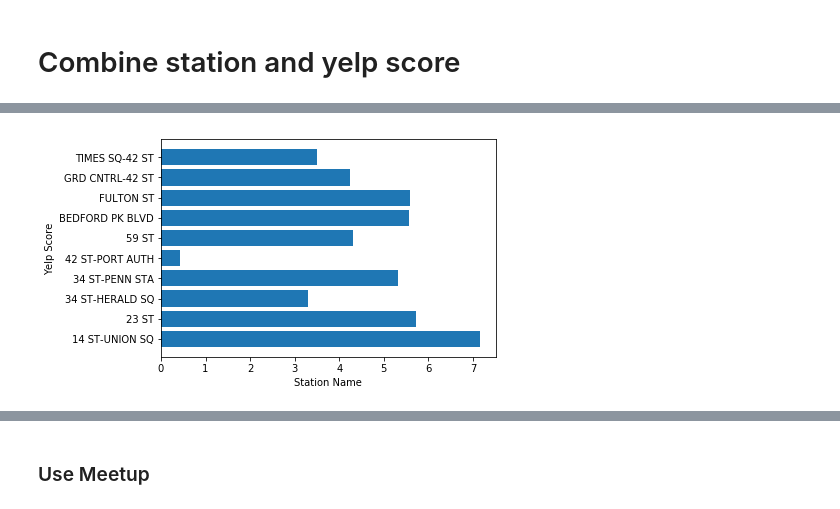
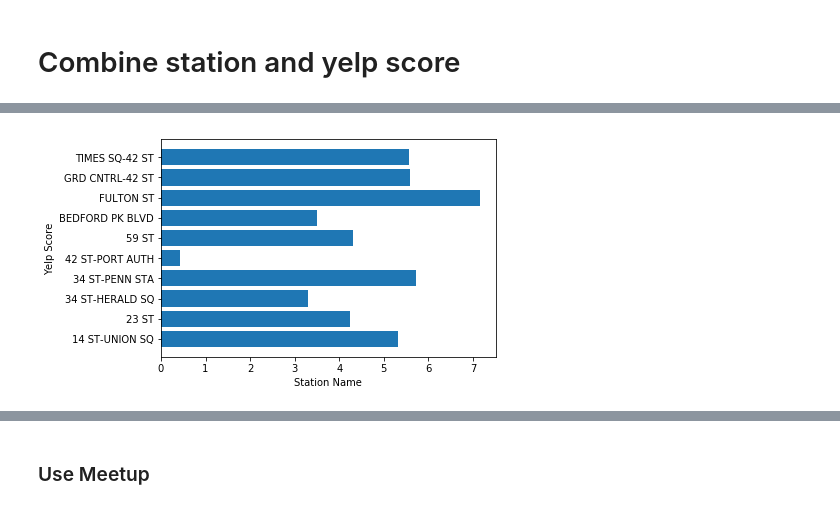
Before and after one commit to cyrus-rustomji/metis_projects, a Jupyter notebook: FirstProejct.ipynb, the cells around one changed output, grey strips where cells are left out. Saved outputs shown, nothing was run; the diff lists cells and outputs as text; code cells hidden in the pictures.

```diff
--- a/FirstProejct.ipynb
+++ b/FirstProejct.ipynb
@@ -788,7 +819,7 @@ plt.figure()
 plt.xlabel('Station Name')
 plt.ylabel('Yelp Score')
 yelp_df_sort = yelp_df.sort_values(by=['yelp_p'],ascending=False)
-plt.barh(yelp_df_sort['STATION'], yelp_df_sort['yelp_p'])
+plt.barh(yelp_df_sort['station'], yelp_df_sort['yelp_p'])
 
 yelp_df_sort.head()
 # %% [output]
@@ -801,3 +833,3 @@ yelp_df_sort.head()
-[figure, old version]
+[figure, new version]
 # %%
 yelp_df = yelp_df[['station', 'yelp_p']]
```
Also changed, not shown: parts of 20 cells of this notebook.
